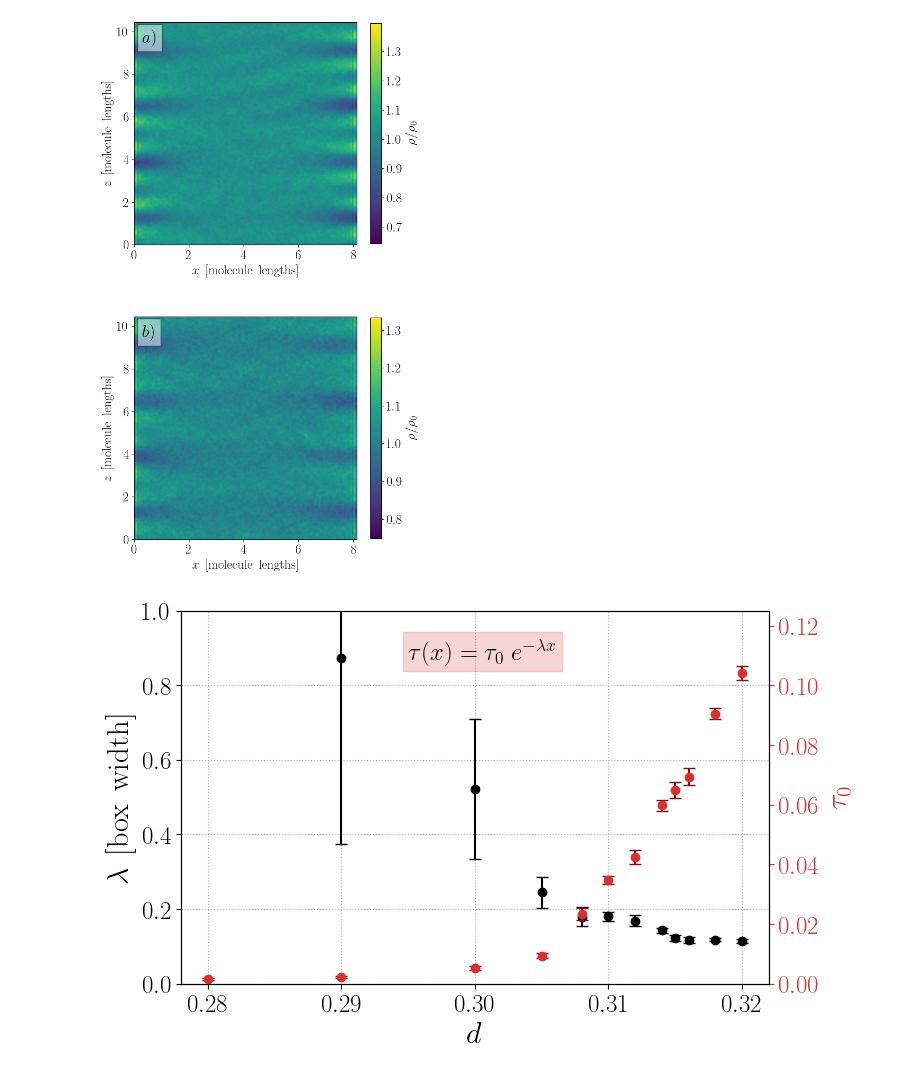
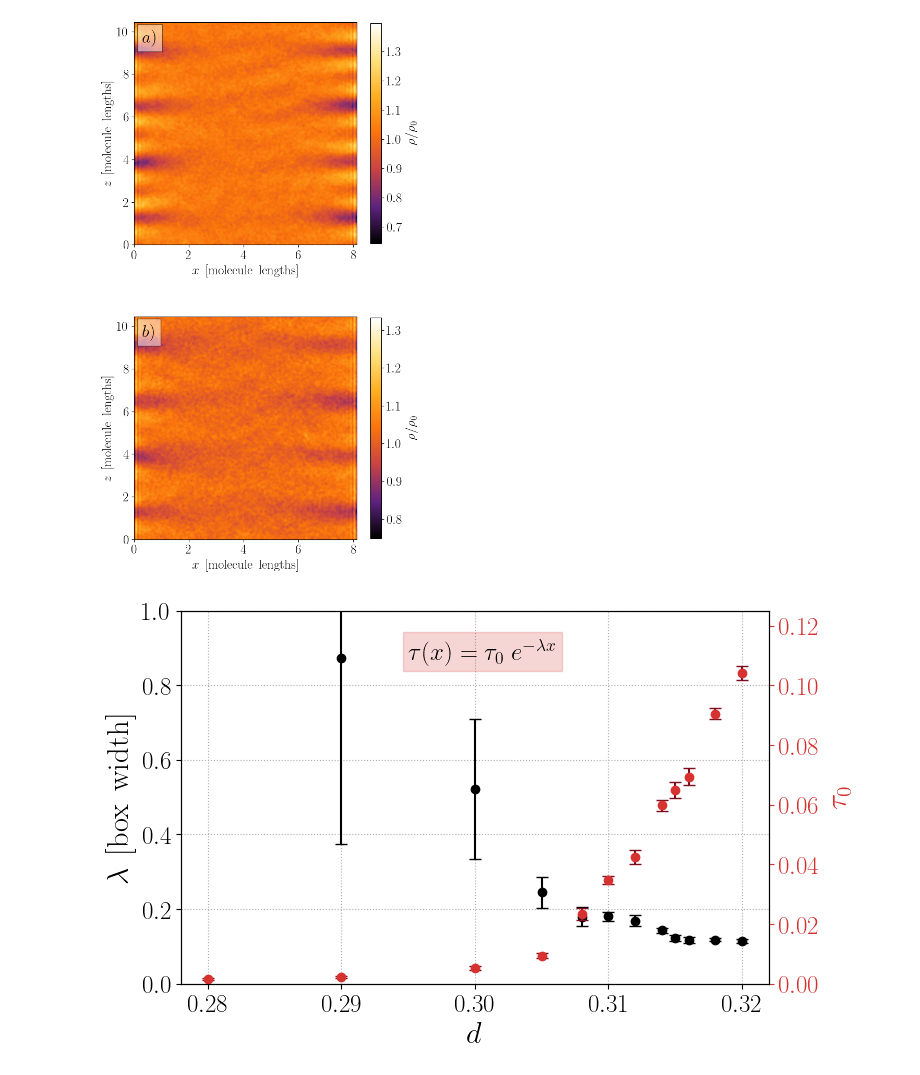
Before and after one commit to smdrzazga/LAMMPS, a Jupyter notebook: plot_printer.ipynb, the cells around one changed output. Saved outputs shown, nothing was run; the diff lists cells and outputs as text; code cells hidden in the pictures.

```diff
--- a/plot_printer.ipynb
+++ b/plot_printer.ipynb
@@ -23,29 +282,29 @@ paths = {
 # %%
 # heatmap centers 2z
 # file = paths["matrices_centers"] + "\centers_screen_bulk_6k_0.32.txt"
 file1 = paths["matrices_centers"] + "\centers_screen_bulk_double_z_0.32.txt"
 file2 = paths["matrices_centers"] + "\centers_screen_bulk_double_z_0.312.txt"
-# target = paths["images"] + "\centers_double_z.png"
+# target = paths["desktop"] + "\centers_double_z.png"
 
 options = {'xlabel': r"$x\:\:[\mathrm{molecule\:\:lengths}]$",
            'ylabel': r"$z\:\:[\mathrm{molecule\:\:lengths}]$",
            'extent': [0, 70/8.62, 0, 90/8.62], 'aspect': 70/90,
-           'cmap': 'viridis', 'cbarlabel': r'$\rho / \rho_0$',
+           'cmap': ListedColormap(sunset_colors), 'cbarlabel': r'$\rho / \rho_0$',
            'cbarticks': np.arange(0.7, 1.3, 0.1), 'cbarshrink': 0.75}
 
 fig, ax = plt.subplots(2, 1, figsize=(6.6, 12))
 ax[0] = bp.HeatmapPlotter(file1, '', plot_attr=options).plot(fig, ax[0], normalize=True, show=False)
 ax[0].text(0.3, 9.5, r'$a)$', fontsize=24, bbox={'pad': 7, 'alpha': 0.5, 'facecolor': 'white'})
 
 
 options["cbarticks"] = np.arange(0.8, 1.4, 0.1)
 ax[1] = bp.HeatmapPlotter(file2, '', plot_attr=options).plot(fig, ax[1], normalize=True, show=False)
 ax[1].text(0.3, 9.5, r'$b)$', fontsize=24, bbox={'pad': 7, 'alpha': 0.5, 'facecolor': 'white'})
 
-plt.show()
+# plt.show()
 # plt.savefig(target, dpi=300)
 # %% [output]
-[figure, old version]
+[figure, new version]
 # %%
 # read correlation data from "smectic_params" file
 x = 150
```
Also changed, not shown: parts of 21 cells of this notebook, 4 other files.
